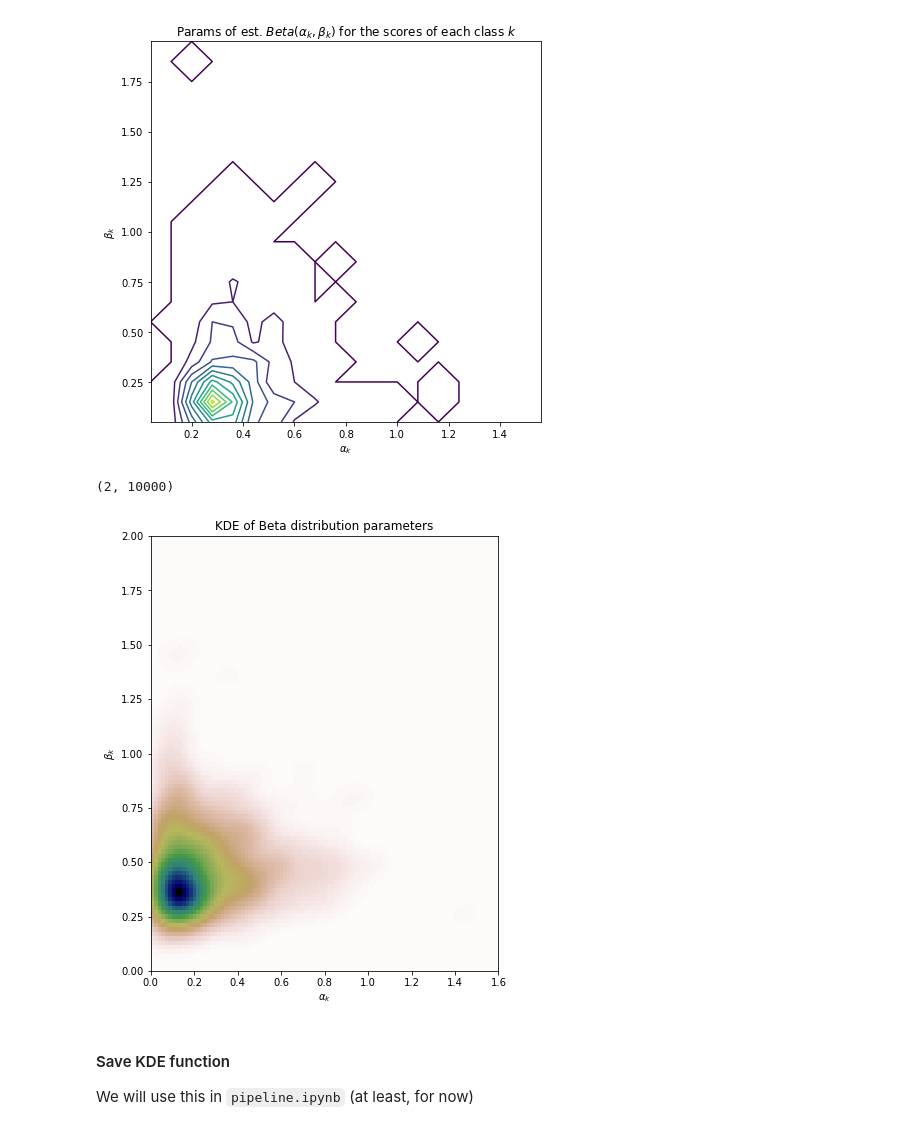
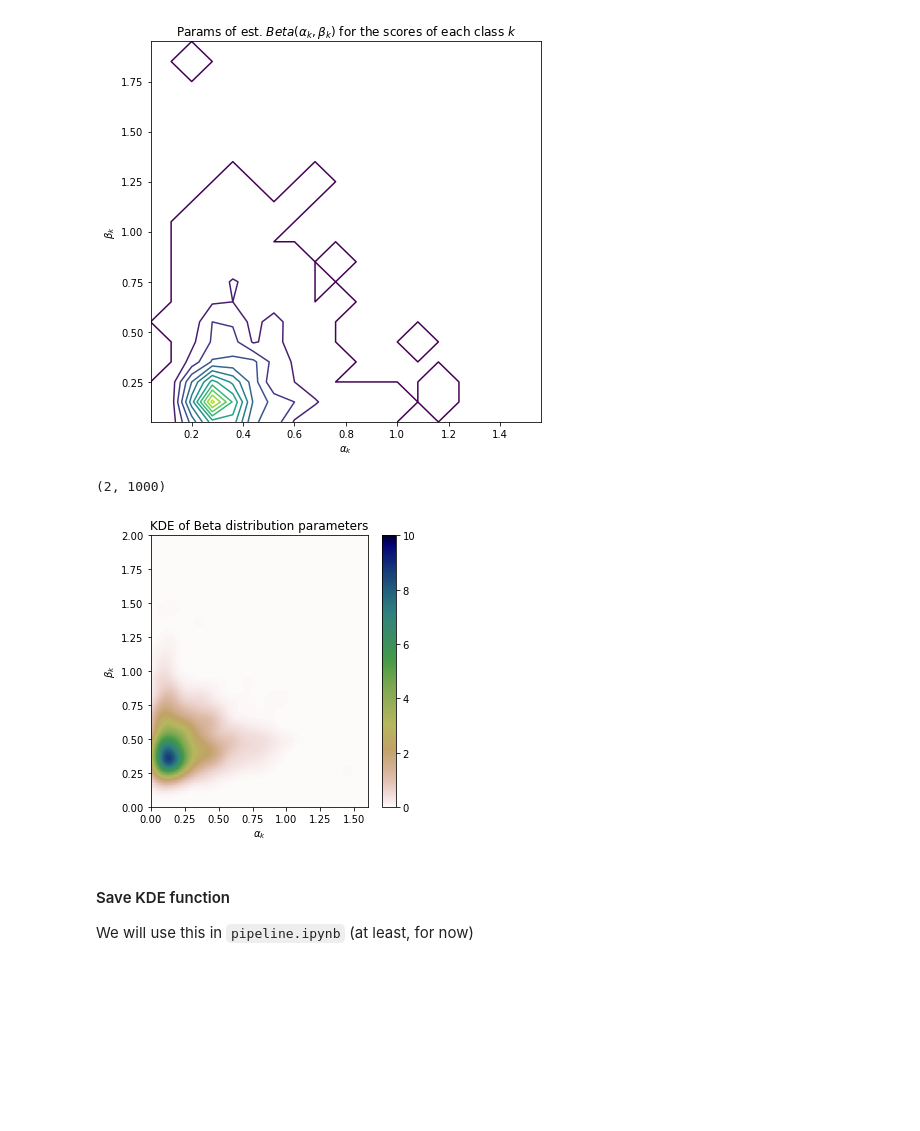
Before and after one commit to tiffanyding/empirical-bayes-conformal, a Jupyter notebook: imagenet_experiments.ipynb, the cells around one changed output. Drawn from its saved outputs; the diff is of its cells as text; code cells hidden in the pictures; blank space fills up the shorter version.

```diff
--- a/imagenet_experiments.ipynb
+++ b/imagenet_experiments.ipynb
@@ -525,18 +524,21 @@ values = np.vstack([x, y])
 kernel = stats.gaussian_kde(values)
 Z = np.reshape(kernel(positions).T, X.shape)
 # %%
-positions.shape
+values.shape
 # %% [output]
-(2, 10000)
+(2, 1000)
 # %%
-fig, ax = plt.subplots(figsize=(8,8))
-ax.imshow(np.rot90(Z), cmap=plt.cm.gist_earth_r, extent=[xmin, xmax, ymin, ymax])
+fig, ax = plt.subplots(figsize=(5,5))
+im = ax.imshow(np.rot90(Z),
+               vmin=0, vmax=10, # Color map limits
+               cmap=plt.cm.gist_earth_r, extent=[xmin, xmax, ymin, ymax])
 ax.set_xlabel('$\\alpha_k$')
 ax.set_ylabel('$\\beta_k$')
 ax.set_title('KDE of Beta distribution parameters')
+fig.colorbar(im)
 plt.show()
 # %% [output]
-[figure, old version]
+[figure, new version]
 # %% [markdown]
 #### Save KDE function
 We will use this in `pipeline.ipynb` (at least, for now)
```
Also changed, not shown: parts of 7 cells of this notebook, 4 other files.
